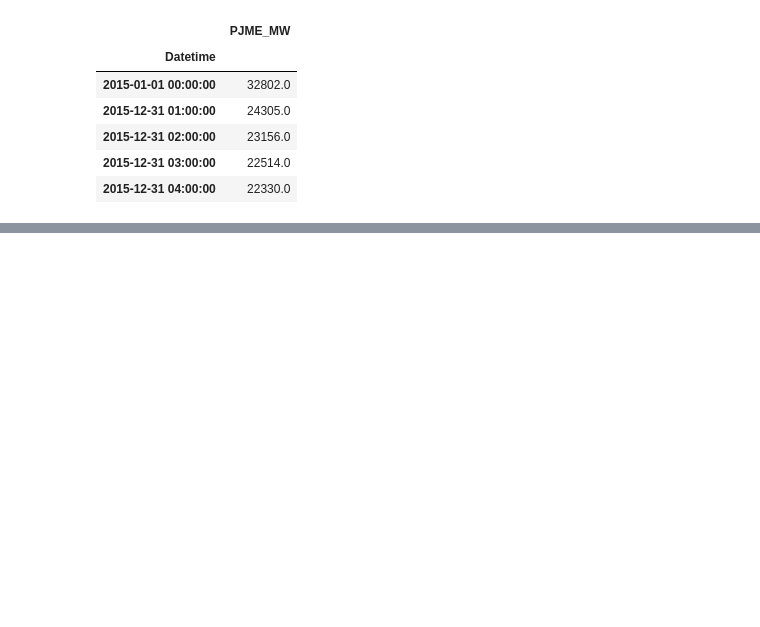
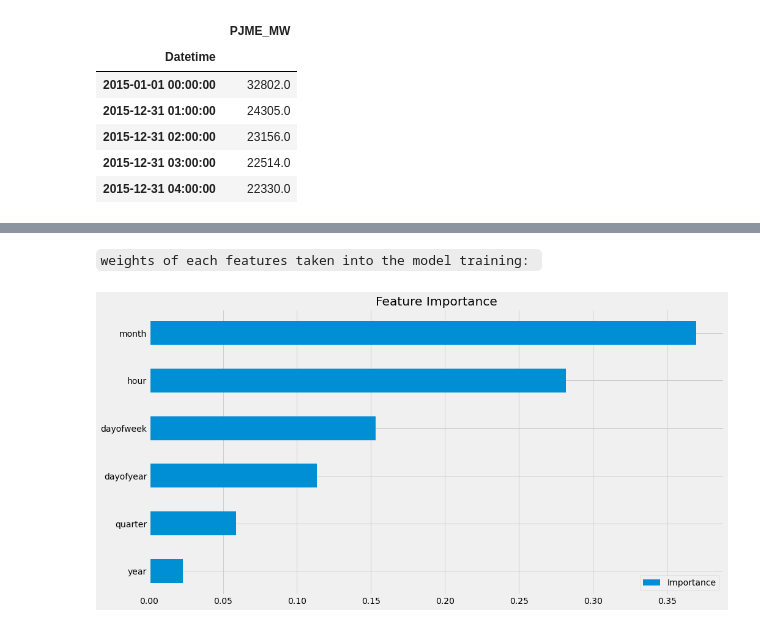
Before and after one commit to singhmanish2411/Energy-Comsumption-Forecasting, a Jupyter notebook: forcasting.ipynb, the cells around one changed output, grey strips where cells are left out. Saved outputs shown, nothing was run; the diff lists cells and outputs as text; code cells hidden in the pictures; blank space fills up the shorter version.

```diff
--- a/forcasting.ipynb
+++ b/forcasting.ipynb
@@ -189,0 +187,19 @@ create_features(train)
+# %%
+train = create_features(train)
+test = create_features(test)
+
+X_train = train[FEATURES]
+y_train = train[TARGET]
+
+X_test = test[FEATURES]
+y_test = test[TARGET]
+# %%
+reg = xgb.XGBRegressor(base_score=0.5, booster='gbtree',
+                       n_estimators=1000,
+                       early_stopping_rounds=50,
+                       objective='reg:linear',
+                       max_depth=3,
+                       learning_rate=0.01)
+reg.fit(X_train, y_train,
+        eval_set=[(X_train, y_train), (X_test, y_test)],
+        verbose=100)
@@ -189,0 +229,10 @@ create_features(train)
+# %% [markdown]
+`weights of each features taken into the model training: `
+# %%
+feature = reg.feature_importances_
+
+fig = pd.DataFrame(data=feature, index=reg.feature_names_in_, columns=['Importance'])
+fig.sort_values('Importance').plot(kind = 'barh', title='Feature Importance',figsize=(15,8))
+plt.show()
+# %% [output]
+[figure, added]
```
Also changed, not shown: parts of 18 cells of this notebook.
